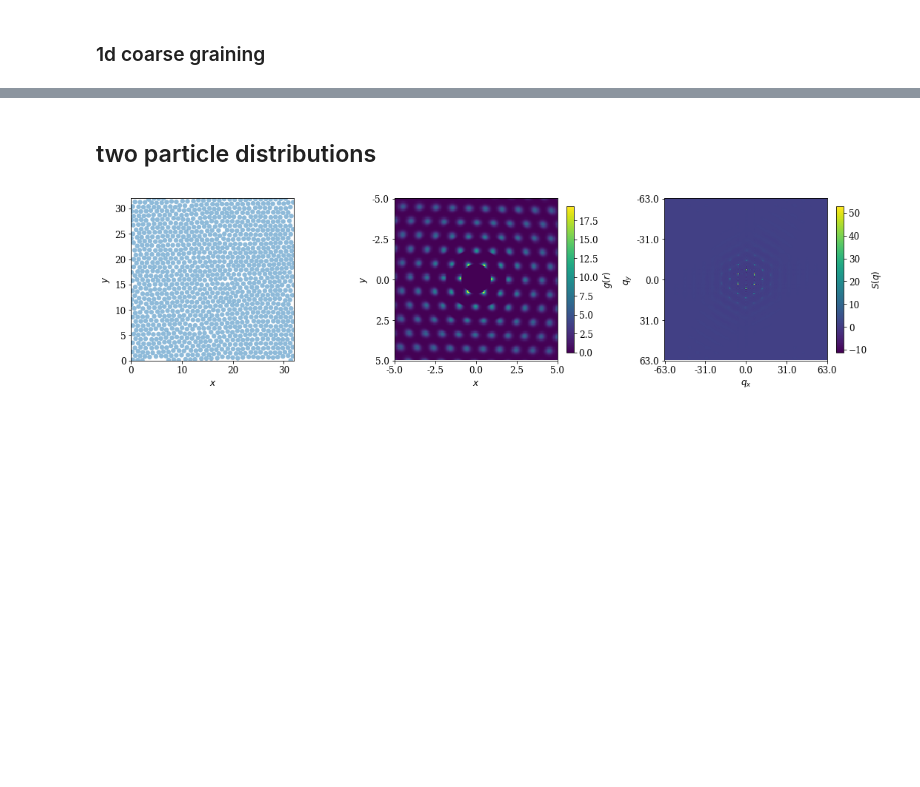
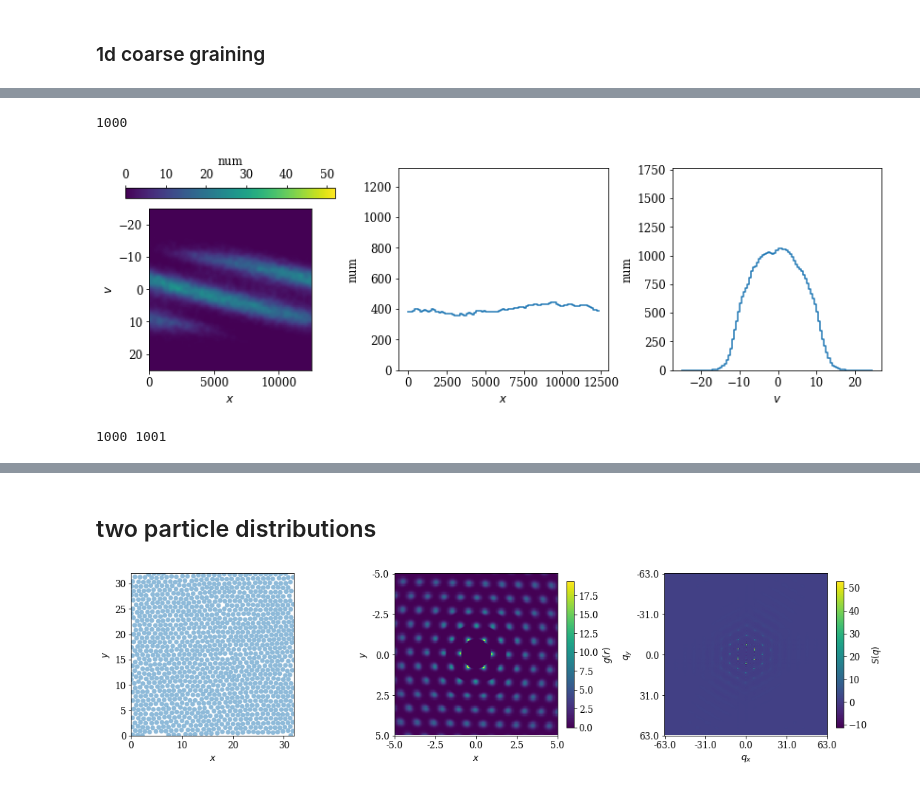
Before and after one commit to znicolaou/manybody, a Jupyter notebook: plot.ipynb, the cells around one changed output, grey strips where cells are left out. Drawn from its saved outputs; the diff is of its cells as text; code cells hidden in the pictures; blank space fills up the shorter version.

```diff
--- a/plot.ipynb
+++ b/plot.ipynb
@@ -437,0 +472,70 @@ np.save('data/1dhistograms',hist)
+# %%
+from scipy.signal import convolve2d
+
+histograms=np.load('data/ensemble/histograms.npy')
+nt,nx,nv=histograms.shape
+smoothhistograms=np.zeros((nt,nx,nv))
+
+sigma=1
+kernel=np.outer(np.exp(-(np.mod(np.arange(nx)+nx/2,nx)-nx/2)**2/(2*sigma**2)),np.exp(-(np.mod(np.arange(nv)+nv/2,nv)-nv/2)**2/(2*sigma**2)))/(2*np.pi*sigma**2)
+kernel=np.roll(np.roll(kernel,int(nx/2),axis=0),int(nv/2),axis=1)
+for i in range(nt):
+    print(i,end='\r')
+    smoothhistograms[i]=convolve2d(kernel,histograms[i],mode='same',boundary='wrap')
+
+i=-1
+plt.subplots(1,3,figsize=(12,4))
+plt.subplot(1,3,1)
+plt.imshow(smoothhistograms[i].T,vmin=0,vmax=nmax,extent=(0,L,vmax,-vmax),aspect=L/(2*vmax))
+plt.colorbar(label='num',location='top')
+plt.xlabel('$x$')
+plt.ylabel('$v$')
+plt.subplot(1,3,2)
+plt.step(np.arange(0,L,L/nbins),np.sum(smoothhistograms[i],axis=1))
+plt.xlabel('$x$')
+plt.ylabel('num')
+plt.ylim(0,1.5*nmaxx)
+plt.subplot(1,3,3)
+plt.step(np.arange(-vmax,vmax,2*vmax/nbins),np.sum(smoothhistograms[i],axis=0))
+plt.xlabel('$v$')
+plt.ylabel('num')
+plt.ylim(0,1.5*nmaxv)
+plt.tight_layout()
+plt.show()
+# %% [output]
+1000
+[figure, added]
+# %%
+filebase='data/ensemble/smoothhistograms'
+skip=1
+if os.path.isdir(filebase+'animation'):
+    rmtree(filebase+'animation')
+if not os.path.isdir(filebase+'animation'):
+    os.mkdir(filebase+'animation')
+
+for i in range(0,len(states),skip):
+    print(i, len(states),end='\r')
+    plt.subplots(1,3,figsize=(12,4))
+    plt.subplot(1,3,1)
+    plt.imshow(smoothhistograms[i].T,vmin=0,vmax=nmax,extent=(0,L,vmax,-vmax),aspect=L/(2*vmax))
+    plt.colorbar(label='num',location='top')
+    plt.xlabel('$x$')
+    plt.ylabel('$v$')
+    plt.subplot(1,3,2)
+    plt.step(np.arange(0,L,L/nbins),np.sum(smoothhistograms[i],axis=1))
+    plt.xlabel('$x$')
+    plt.ylabel('num')
+    plt.ylim(0,1.5*nmaxx)
+    plt.subplot(1,3,3)
+    plt.step(np.arange(-vmax,vmax,2*vmax/nbins),np.sum(smoothhistograms[i],axis=0))
+    plt.xlabel('$v$')
+    plt.ylabel('num')
+    plt.ylim(0,1.5*nmaxv)
+    plt.tight_layout()
+    plt.savefig(filebase+'animation/'+str(int(i/skip)).zfill(4)+'.png', dpi=200,bbox_inches='tight')
+    plt.close('all')
+
+os.system('./encode.sh ' + filebase+'animation/' + ' '  + filebase+'animation 30 ')
+rmtree(filebase+'animation')
+# %% [output]
+1000 1001
```
Also changed, not shown: parts of 10 cells of this notebook, 8 other files.
